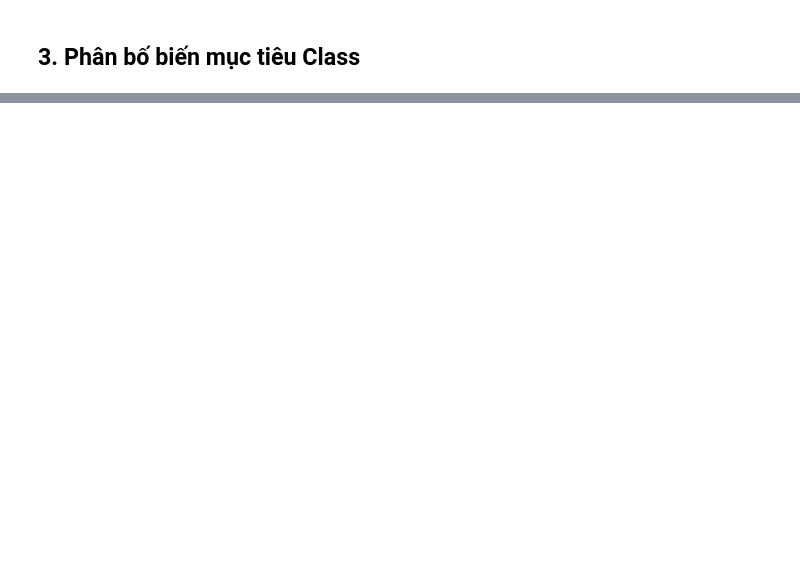
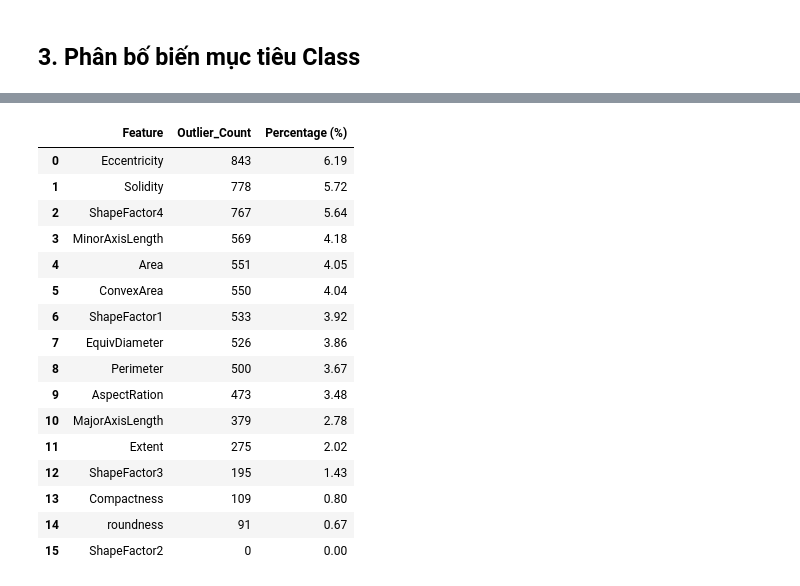
Before and after one commit to tdat1465/lab1-intro2ML, a Jupyter notebook: code/Part2_Classification/eda.ipynb, the cells around one changed output, grey strips where cells are left out. Drawn from its saved outputs; the diff is of its cells as text; code cells hidden in the pictures; blank space fills up the shorter version.

```diff
--- a/code/Part2_Classification/eda.ipynb
+++ b/code/Part2_Classification/eda.ipynb
@@ -198,0 +275,36 @@ Name: cnt, dtype: float64
+# %%
+# Đếm số ngoại lai bằng công thức IQR
+outlier_counts = {}
+for col in FEATURES:
+    Q1 = df[col].quantile(0.25)
+    Q3 = df[col].quantile(0.75)
+    IQR = Q3 - Q1
+    lower_bound = Q1 - 1.5 * IQR
+    upper_bound = Q3 + 1.5 * IQR
+
+    # Số lượng ngoại lai (outliers)
+    outliers = df[(df[col] < lower_bound) | (df[col] > upper_bound)]
+    outlier_counts[col] = len(outliers)
+
+outlier_df = pd.DataFrame(list(outlier_counts.items()), columns=["Feature", "Outlier_Count"])
+outlier_df["Percentage (%)"] = (outlier_df["Outlier_Count"] / len(df) * 100).round(2)
+outlier_df = outlier_df.sort_values(by="Outlier_Count", ascending=False).reset_index(drop=True)
+outlier_df
+# %% [output]
+|  | Feature | Outlier_Count | Percentage (%) |
+| 0 | Eccentricity | 843 | 6.19 |
+| 1 | Solidity | 778 | 5.72 |
+| 2 | ShapeFactor4 | 767 | 5.64 |
+| 3 | MinorAxisLength | 569 | 4.18 |
+| 4 | Area | 551 | 4.05 |
+| 5 | ConvexArea | 550 | 4.04 |
+| 6 | ShapeFactor1 | 533 | 3.92 |
+| 7 | EquivDiameter | 526 | 3.86 |
+| 8 | Perimeter | 500 | 3.67 |
+| 9 | AspectRation | 473 | 3.48 |
+| 10 | MajorAxisLength | 379 | 2.78 |
+| 11 | Extent | 275 | 2.02 |
+| 12 | ShapeFactor3 | 195 | 1.43 |
+| 13 | Compactness | 109 | 0.80 |
+| 14 | roundness | 91 | 0.67 |
+| 15 | ShapeFactor2 | 0 | 0.00 |
```
Also changed, not shown: parts of 9 cells of this notebook, 3 other files.
